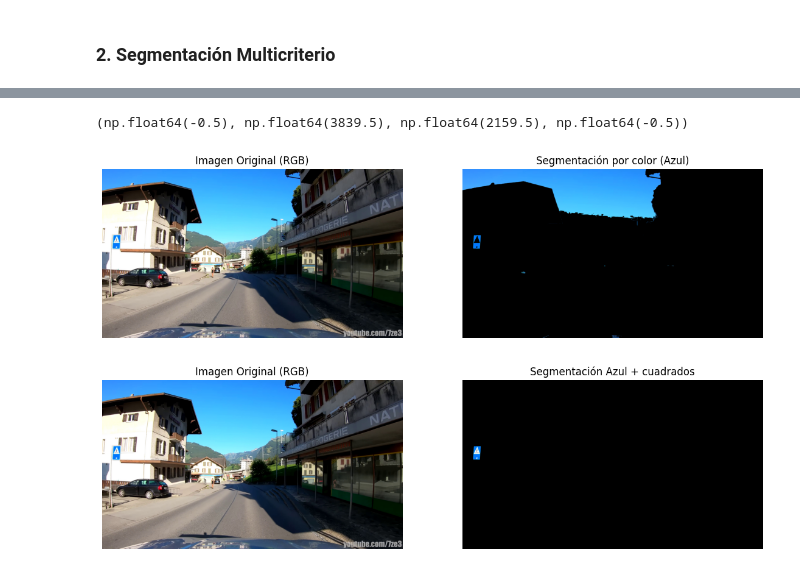
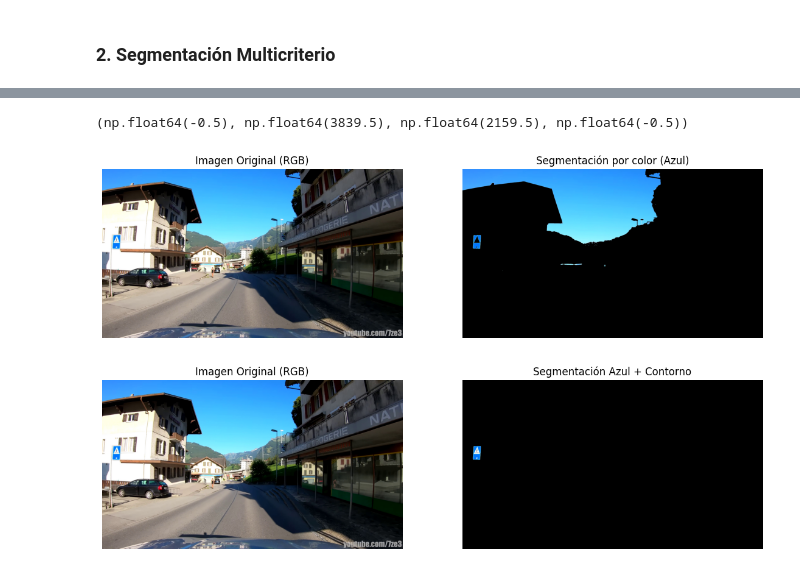
Before and after one commit to KalebG13/Sistemas-de-vision, a Jupyter notebook: Tarea1/Tarea1.ipynb, the cells around one changed output, grey strips where cells are left out. Drawn from its saved outputs; the diff is of its cells as text; code cells hidden in the pictures.

```diff
--- a/Tarea1/Tarea1.ipynb
+++ b/Tarea1/Tarea1.ipynb
@@ -194,7 +220,7 @@ plt.show()
 #Ahora se procede con el objetivo de segmentar la imagen con base en los valores de H S V.
 # Definir umbrales para H, S, V
 
-lower_blue = np.array([90, 170, 110])
+lower_blue = np.array([90, 60, 215])
 upper_blue = np.array([130, 255, 255])
 mask_blue = cv2.inRange(im_hsv, lower_blue, upper_blue)
 
@@ -203,32 +229,32 @@ result_blue = cv2.bitwise_and(im, im, mask=mask_blue)
 # Mostrar la imagen original y la segmentada lado a lado
 fig, axs = plt.subplots(1, 2, figsize=(14, 8))
 axs[0].imshow(im_rgb)
 axs[0].set_title('Imagen Original (RGB)')
 axs[0].axis('off')
 axs[1].imshow(cv2.cvtColor(result_blue, cv2.COLOR_BGR2RGB))
 axs[1].set_title('Segmentación por color (Azul)')
 axs[1].axis('off')
 
 # Usar la máscara combinada de color y forma (final_mask) para segmentar
 final_mask = np.zeros_like(mask_blue)
 for cnt in cv2.findContours(mask_blue, cv2.RETR_EXTERNAL, cv2.CHAIN_APPROX_SIMPLE)[0]:
     area = cv2.contourArea(cnt)
     if area > 4000:  # Filtrar por área mínima
         peri = cv2.arcLength(cnt, True)
         approx = cv2.approxPolyDP(cnt, 0.04 * peri, True)
         if len(approx) == 4:  # Si tiene 4 vértices, es un cuadrado o rectángulo
             cv2.drawContours(final_mask, [cnt], -1, 255, -1)  # Dibujar el contorno en la máscara
 
 result_con = cv2.bitwise_and(im, im, mask=final_mask)
 # Mostrar la imagen original y la segmentada lado a lado
 fig, axs = plt.subplots(1, 2, figsize=(14, 8))
 axs[0].imshow(im_rgb)
 axs[0].set_title('Imagen Original (RGB)')
 axs[0].axis('off')
 axs[1].imshow(cv2.cvtColor(result_con, cv2.COLOR_BGR2RGB))
 axs[1].set_title('Segmentación Azul + Contorno')
 axs[1].axis('off')
 # %% [output]
 (np.float64(-0.5), np.float64(3839.5), np.float64(2159.5), np.float64(-0.5))
-[figure, old version]
+[figure, new version]
 [figure]
```
Also changed, not shown: parts of 1 cell of this notebook, 32 other files.
